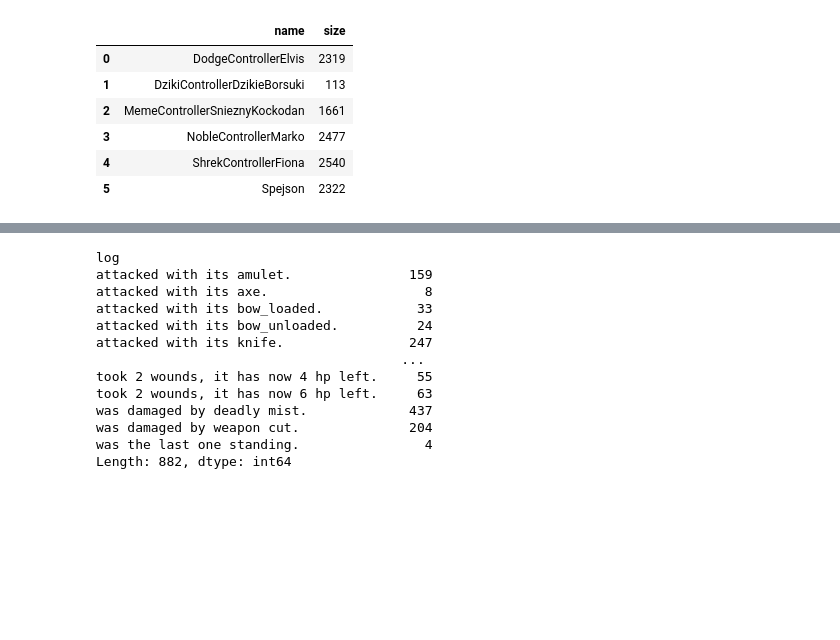
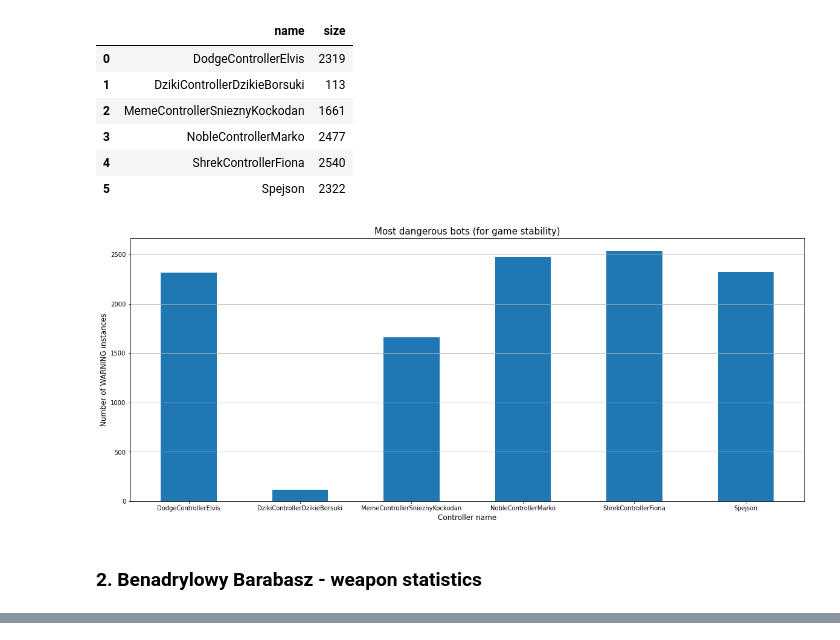
Before and after one commit to FilipKatulski/GUPB, a Jupyter notebook: subtask1.ipynb, the cells around one changed output, grey strips where cells are left out. Drawn from its saved outputs; the diff is of its cells as text; code cells hidden in the pictures; blank space fills up the shorter version.

```diff
--- a/subtask1.ipynb
+++ b/subtask1.ipynb
@@ -71,6 +70,22 @@ warning_df.groupby(['name'], as_index=False).size()
 | 3 | NobleControllerMarko | 2477 |
 | 4 | ShrekControllerFiona | 2540 |
 | 5 | Spejson | 2322 |
+# %%
+fig, ax = plt.subplots(figsize=(20,8))
+
+warn_df = warning_df.groupby(['name'], as_index=False).size()
+
+ax.bar(warn_df["name"], warn_df["size"], width=0.5)
+
+ax.set_xlabel("Controller name",fontsize=12)
+ax.set_ylabel("Number of WARNING instances",fontsize=12)
+ax.set_title("Most dangerous bots (for game stability)", fontsize=15)
+ax.grid(axis='y')
+plt.show()
+# %% [output]
+[figure, added]
+# %% [markdown]
+### 2. Benadrylowy Barabasz - weapon statistics
 # %%
 df[['object','name','log']]=df['message'].str.split(' ', 2, expand=True)
 
@@ -84,21 +99,3 @@ barabasz_df.head()
 | 56 | 2022-10-20 20:12:45,289 | DEBUG | characters.act:79 | Champion BenadrylowyBarabasz pick... | Champion | BenadrylowyBarabasz | picked action Action.TURN_LEFT. |
 | 57 | 2022-10-20 20:12:45,289 | DEBUG | characters.turn_left:122 | Champion BenadrylowyBarabasz is n... | Champion | BenadrylowyBarabasz | is now facing Facing.DOWN. |
 | 83 | 2022-10-20 20:12:45,334 | DEBUG | characters.act:79 | Champion BenadrylowyBarabasz pick... | Champion | BenadrylowyBarabasz | picked action Action.TURN_LEFT. |
-# %%
-barabasz_info = barabasz_df.groupby(['log']).size()
-
-barabasz_info
-# %% [output]
-log
-attacked with its amulet.               159
-attacked with its axe.                    8
-attacked with its bow_loaded.            33
-attacked with its bow_unloaded.          24
-attacked with its knife.                247
-                                       ...
-took 2 wounds, it has now 4 hp left.     55
-took 2 wounds, it has now 6 hp left.     63
-was damaged by deadly mist.             437
-was damaged by weapon cut.              204
-was the last one standing.                4
-Length: 882, dtype: int64
```
Also changed, not shown: parts of 11 cells of this notebook.
